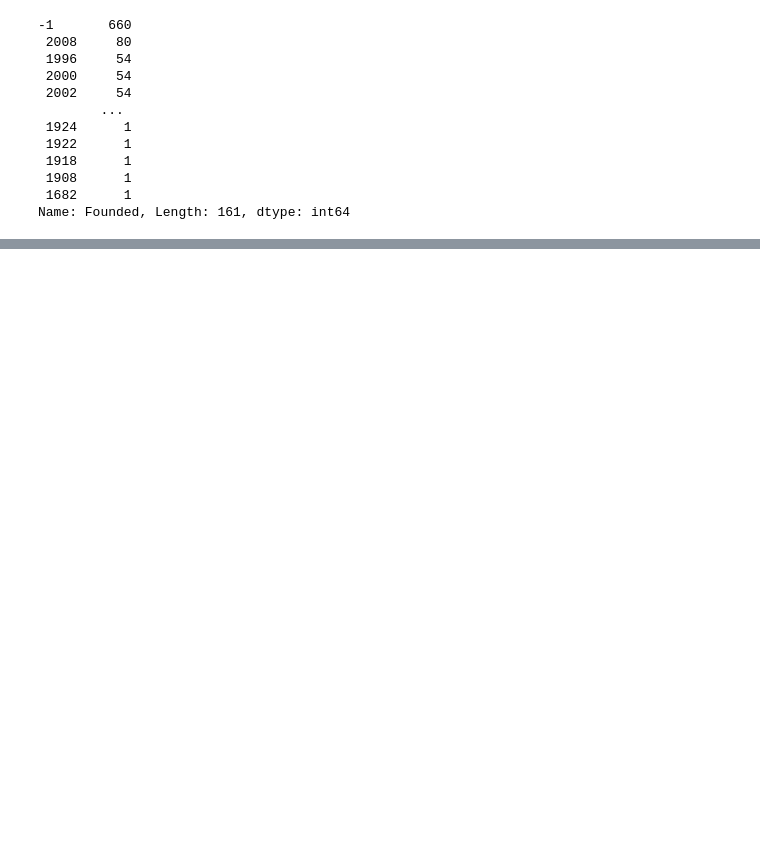
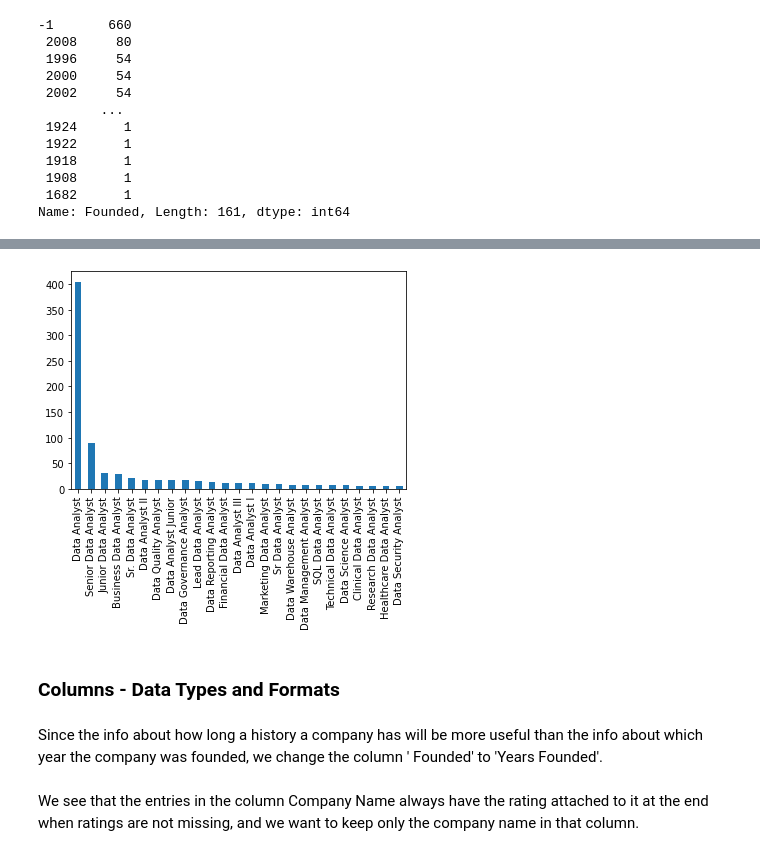
Before and after one commit to abbybby/CapstoneTwo_JobSalaryPrediction, a Jupyter notebook: Data Wrangling/data_wrangling.ipynb, the cells around one changed output, grey strips where cells are left out. Cells and saved outputs as stored; diff of their text form; code cells hidden in the pictures; blank space fills up the shorter version.

```diff
--- a/Data Wrangling/data_wrangling.ipynb
+++ b/Data Wrangling/data_wrangling.ipynb
@@ -199,0 +235,5 @@ Now we can see that 'Easy Apply' and 'Competitors' have maximum number of missin
+# %%
+job_data['Job Title'].value_counts().head(25).plot(kind = 'bar')
+plt.show()
+# %% [output]
+[figure, added]
@@ -199,0 +248,4 @@ Now we can see that 'Easy Apply' and 'Competitors' have maximum number of missin
+# %% [markdown]
+### Columns - Data Types and Formats
+# %% [markdown]
+Since the info about how long a history a company has will be more useful than the info about which year the company was founded, we change the column ' Founded' to 'Years Founded'.
@@ -199,0 +263,2 @@ Now we can see that 'Easy Apply' and 'Competitors' have maximum number of missin
+# %% [markdown]
+We see that the entries in the column Company Name always have the rating attached to it at the end when ratings are not missing, and we want to keep only the company name in that column.
```
Also changed, not shown: parts of 24 cells of this notebook.
